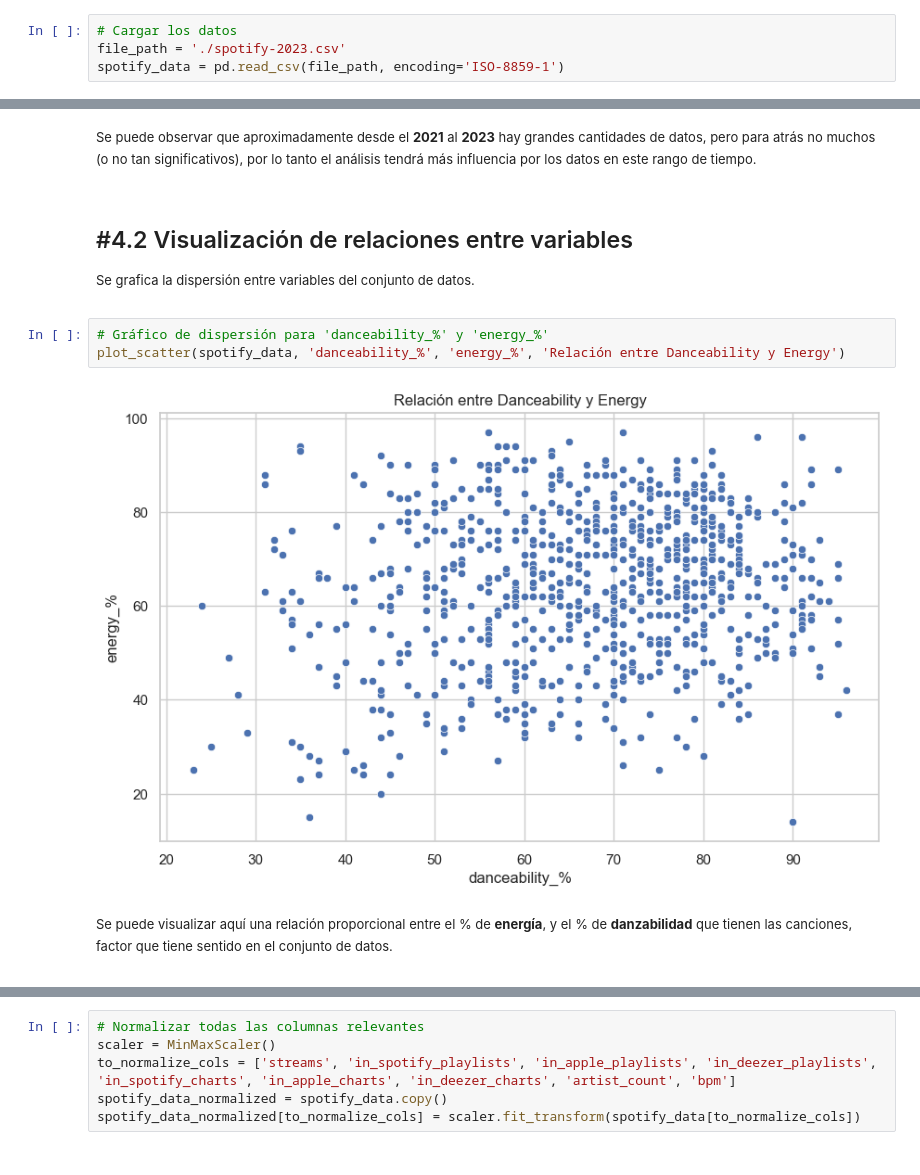
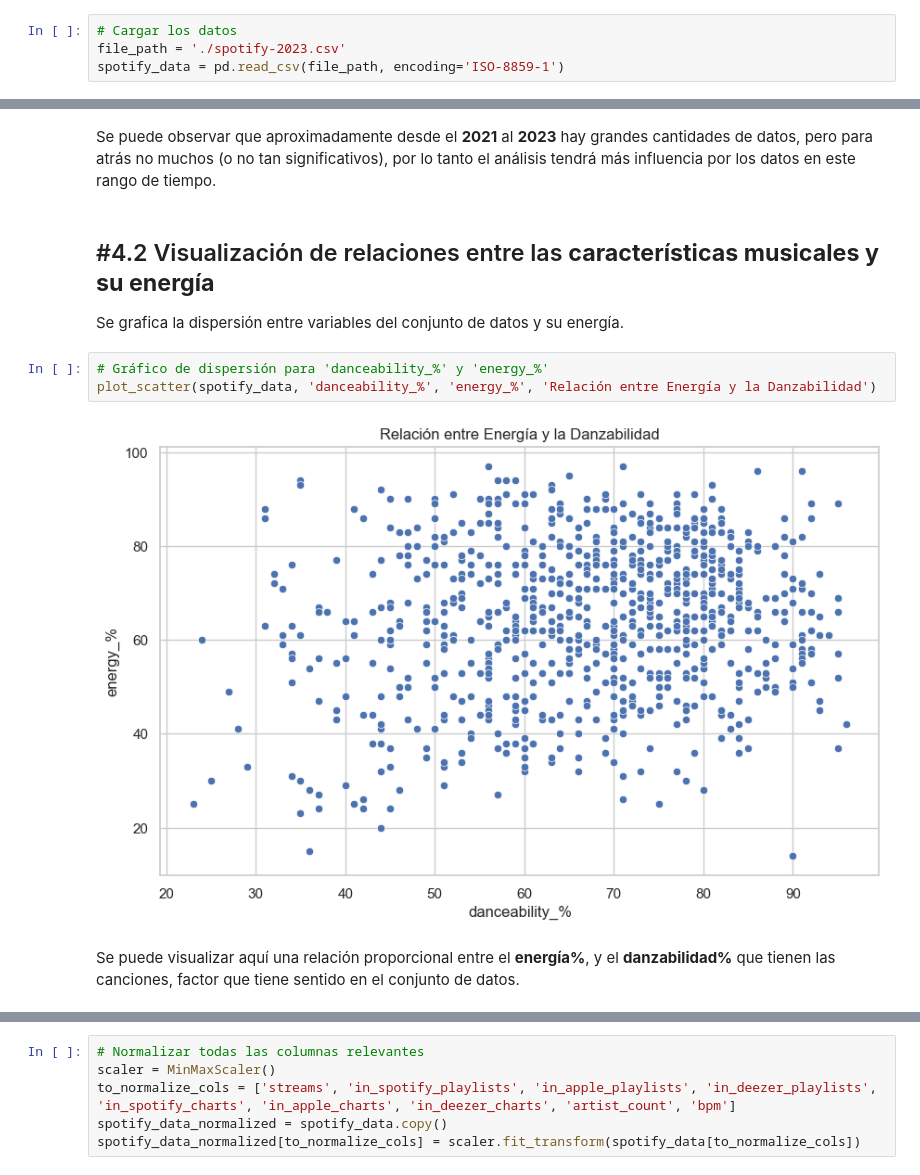
Before and after one commit to mizook/spotify_ds, a Jupyter notebook: spotify_project.ipynb, the cells around one changed output, grey strips where cells are left out. Drawn from its saved outputs; the diff is of its cells as text.

```diff
--- a/spotify_project.ipynb
+++ b/spotify_project.ipynb
@@ -217,22 +251,13 @@ plot_bar_chart(spotify_data, 'released_year', 'Cantidad de Canciones por Año de
 # %% [markdown]
-<font size="2">
-
 Se puede observar que aproximadamente desde el **2021** al **2023** hay grandes cantidades de datos, pero para atrás no muchos (o no tan significativos), por lo tanto el análisis tendrá más influencia por los datos en este rango de tiempo.
-</font>
 # %% [markdown]
-## #4.2 Visualización de relaciones entre variables
+## #4.2 Visualización de relaciones entre las **características musicales y su energía**
 
-<font size="2">
-
-Se grafica la dispersión entre variables del conjunto de datos.
-</font>
+Se grafica la dispersión entre variables del conjunto de datos y su energía.
 # %%
 # Gráfico de dispersión para 'danceability_%' y 'energy_%'
-plot_scatter(spotify_data, 'danceability_%', 'energy_%', 'Relación entre Danceability y Energy')
+plot_scatter(spotify_data, 'danceability_%', 'energy_%', 'Relación entre Energía y la Danzabilidad')
 # %% [output]
-[figure, old version]
+[figure, new version]
 # %% [markdown]
-<font size="2">
-
-Se puede visualizar aquí una relación proporcional entre el % de **energía**, y el % de **danzabilidad** que tienen las canciones, factor que tiene sentido en el conjunto de datos.
-</font>
+Se puede visualizar aquí una relación proporcional entre el **energía%**, y el **danzabilidad%** que tienen las canciones, factor que tiene sentido en el conjunto de datos.
```
Also changed, not shown: parts of 47 cells of this notebook.
